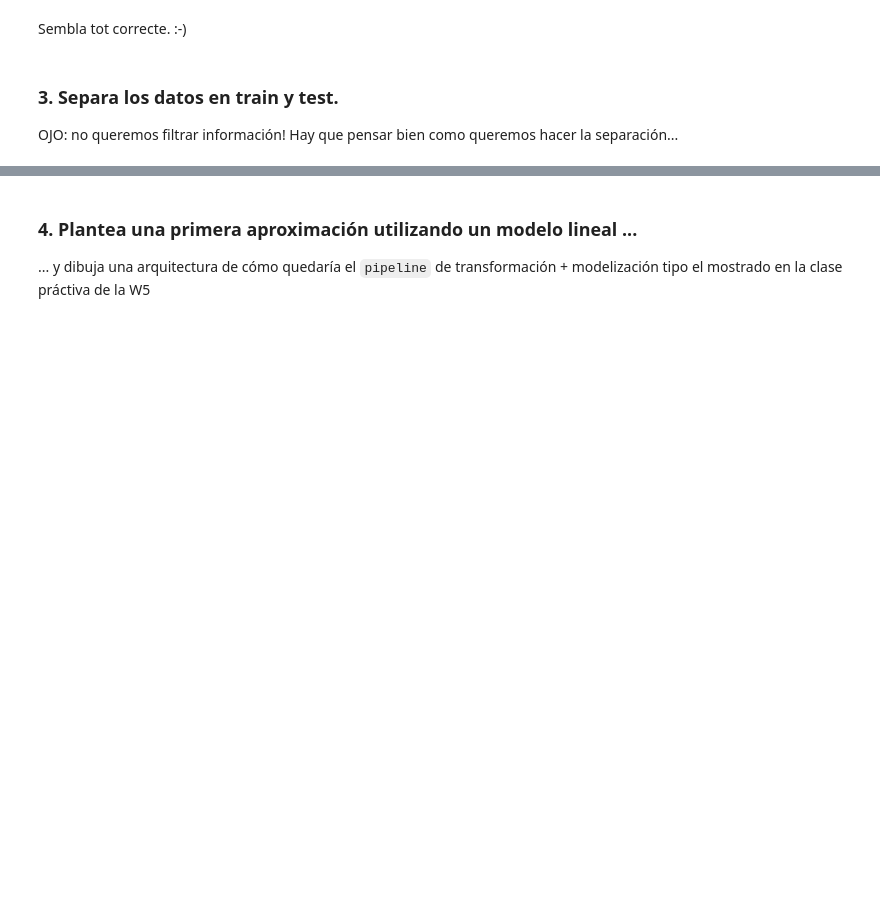
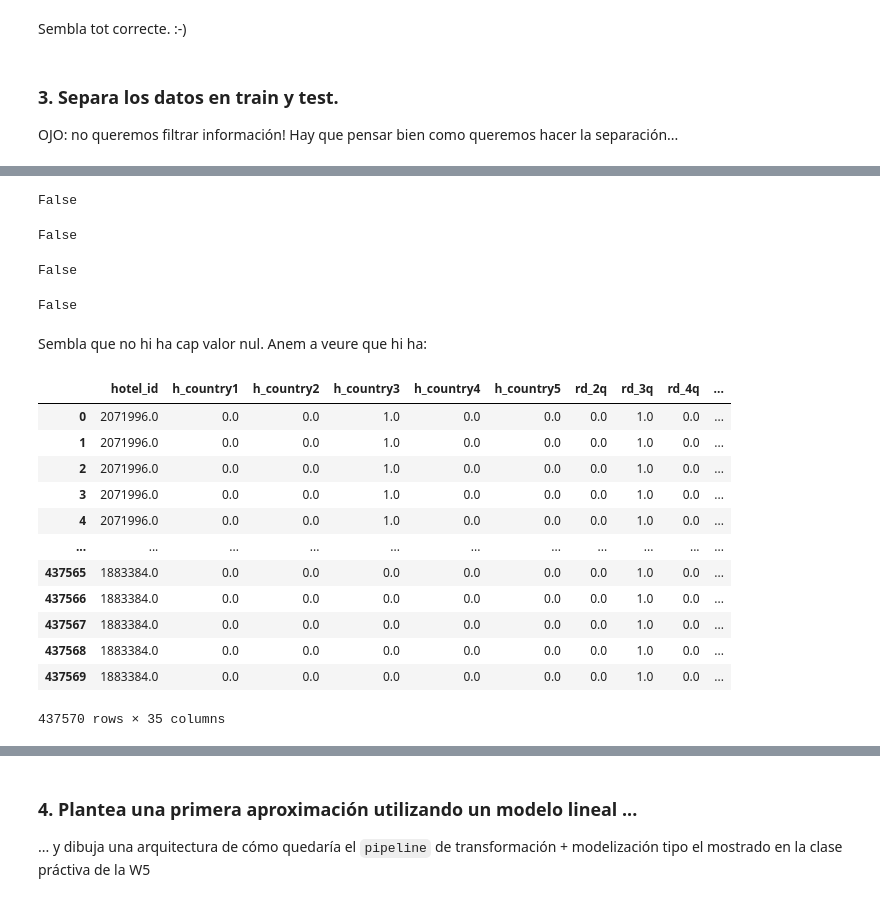
Before and after one commit to llublad/MUSI-AA, a Jupyter notebook: musi-aa-modulo1/W6/practica/20_hr_analysis.ipynb, the cells around one changed output, grey strips where cells are left out. Drawn from its saved outputs; the diff is of its cells as text; code cells hidden in the pictures; blank space fills up the shorter version.

```diff
--- a/musi-aa-modulo1/W6/practica/20_hr_analysis.ipynb
+++ b/musi-aa-modulo1/W6/practica/20_hr_analysis.ipynb
@@ -747,0 +791,4 @@ X_train_trans = pd.DataFrame(
+# %%
+# Reservarem aquest tant per ú per a prova
+
+test_size = 0.15
@@ -747,0 +852,9 @@ X_train_trans = pd.DataFrame(
+# %%
+X_train = df.join(
+    roulette.drop('cardinality', axis = 1
+                 ).iloc[to:], on = hotel_id_cols,
+    how = 'inner')
+
+X_test  = df.join(
+    roulette.drop('cardinality', axis = 1).iloc[:to],
+    on = hotel_id_cols, how = 'inner')
@@ -764,3 +891,0 @@ Name: Reviewer_Score, dtype: bool
-# %%
-## train all pipeline from raw data
-pipe.fit(X_train, y_train)
@@ -791,0 +899,16 @@ print('Mean after pipeline (imputer + scaler): \n', X_test_transformed.mean(axis
+# %%
+# Calculam ja els conjunts transformats
+
+## Conjunt d'entrenament
+X_train_trans = pd.DataFrame(
+    main_pipe.fit_transform(X_train), columns = out_cols)
+
+y_train_trans = X_train_trans[target_col]
+X_train_trans.drop(target_col, axis = 1, inplace = True)
+
+## Conjunt de prova
+X_test_trans = pd.DataFrame(
+    main_pipe.transform(X_test), columns = out_cols)
+
+y_test_trans = X_test_trans[target_col]
+X_test_trans.drop(target_col, axis = 1, inplace = True)
@@ -791,0 +917,35 @@ print('Mean after pipeline (imputer + scaler): \n', X_test_transformed.mean(axis
+# %%
+X_train_trans.isnull().values.any()
+# %% [output]
+False
+# %%
+y_train_trans.isnull().values.any()
+# %% [output]
+False
+# %%
+X_test_trans.isnull().values.any()
+# %% [output]
+False
+# %%
+y_test_trans.isnull().values.any()
+# %% [output]
+False
+# %% [markdown]
+Sembla que no hi ha cap valor nul.
+Anem a veure que hi ha:
+# %%
+X_train_trans
+# %% [output]
+|  | hotel_id | h_country1 | h_country2 | h_country3 | h_country4 | h_country5 | rd_2q | rd_3q | rd_4q | ... |
+| 0 | 2071996.0 | 0.0 | 0.0 | 1.0 | 0.0 | 0.0 | 0.0 | 1.0 | 0.0 | ... |
+| 1 | 2071996.0 | 0.0 | 0.0 | 1.0 | 0.0 | 0.0 | 0.0 | 1.0 | 0.0 | ... |
+| 2 | 2071996.0 | 0.0 | 0.0 | 1.0 | 0.0 | 0.0 | 0.0 | 1.0 | 0.0 | ... |
+| 3 | 2071996.0 | 0.0 | 0.0 | 1.0 | 0.0 | 0.0 | 0.0 | 1.0 | 0.0 | ... |
+| 4 | 2071996.0 | 0.0 | 0.0 | 1.0 | 0.0 | 0.0 | 0.0 | 1.0 | 0.0 | ... |
+| ... | ... | ... | ... | ... | ... | ... | ... | ... | ... | ... |
+| 437565 | 1883384.0 | 0.0 | 0.0 | 0.0 | 0.0 | 0.0 | 0.0 | 1.0 | 0.0 | ... |
+| 437566 | 1883384.0 | 0.0 | 0.0 | 0.0 | 0.0 | 0.0 | 0.0 | 1.0 | 0.0 | ... |
+| 437567 | 1883384.0 | 0.0 | 0.0 | 0.0 | 0.0 | 0.0 | 0.0 | 1.0 | 0.0 | ... |
+| 437568 | 1883384.0 | 0.0 | 0.0 | 0.0 | 0.0 | 0.0 | 0.0 | 1.0 | 0.0 | ... |
+| 437569 | 1883384.0 | 0.0 | 0.0 | 0.0 | 0.0 | 0.0 | 0.0 | 1.0 | 0.0 | ... |
+437570 rows × 35 columns
```
Also changed, not shown: parts of 57 cells of this notebook, 2 other files.
